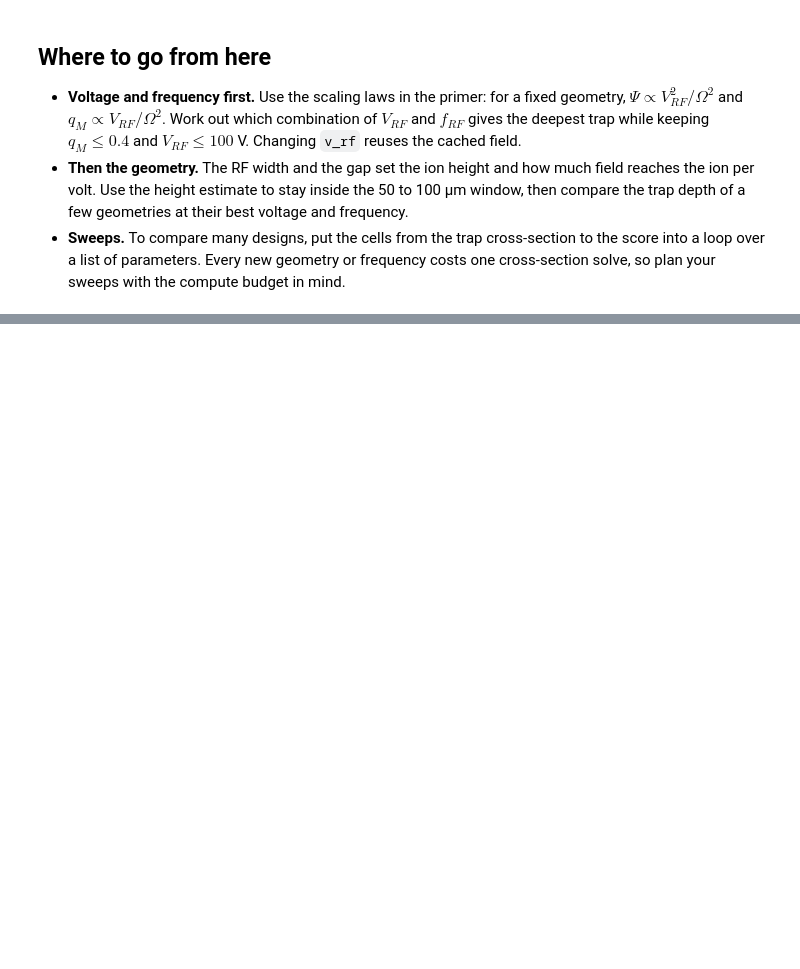
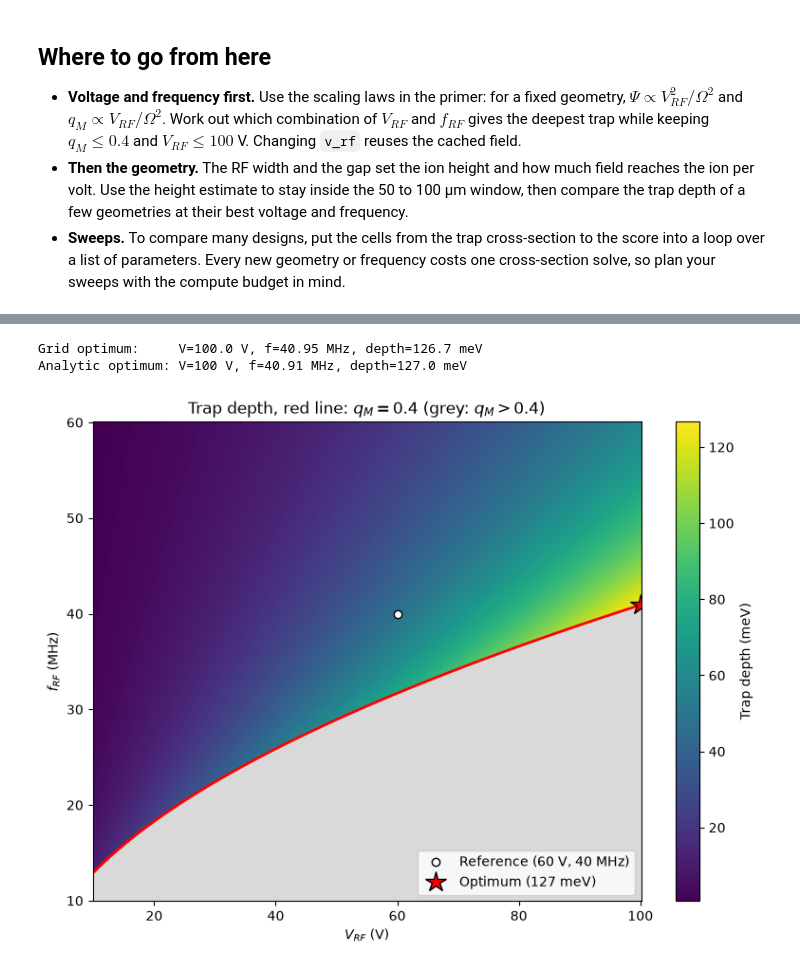
Before and after one commit to SimmyTimmy123/HardHaq2026, a Jupyter notebook: Surface_Ion_Trap.ipynb, the cells around one changed output, grey strips where cells are left out. Cells and saved outputs as stored; diff of their text form; code cells hidden in the pictures; blank space fills up the shorter version.

```diff
--- a/Surface_Ion_Trap.ipynb
+++ b/Surface_Ion_Trap.ipynb
@@ -445,0 +476,48 @@ Score: 47.7 meV at 60 V
+# %%
+import matplotlib.pyplot as plt
+import numpy as np
+
+# Reference run (rf_width = 120 um, gap = 10 um)
+V0, f0 = 60.0, 40e6
+depth0 = 47.8          # meV
+q0 = 0.251
+w0 = 3.54e6            # Hz, lower secular frequency (omega/2pi)
+Q_MAX = 0.4
+
+V = np.linspace(10, 100, 400)
+f = np.linspace(10e6, 60e6, 400)
+VV, FF = np.meshgrid(V, f)
+
+depth = depth0 * (VV / V0) ** 2 * (f0 / FF) ** 2
+q = q0 * (VV / V0) * (f0 / FF) ** 2
+w = w0 * (VV / V0) * (f0 / FF)
+
+valid = q <= Q_MAX
+depth_masked = np.where(valid, depth, np.nan)
+
+# Numerical optimum on the grid, plus analytic check
+i = np.nanargmax(depth_masked)
+V_opt, f_opt, d_opt = VV.flat[i], FF.flat[i], depth.flat[i]
+f_an = f0 * np.sqrt(q0 * (100 / V0) / Q_MAX)
+d_an = depth0 * (100 / V0) ** 2 * (f0 / f_an) ** 2
+print(f"Grid optimum:     V={V_opt:.1f} V, f={f_opt/1e6:.2f} MHz, depth={d_opt:.1f} meV")
+print(f"Analytic optimum: V=100 V, f={f_an/1e6:.2f} MHz, depth={d_an:.1f} meV")
+
+fig, ax = plt.subplots(figsize=(8, 6))
+ax.set_facecolor("0.85")  # grey = q > 0.4, excluded
+pc = ax.pcolormesh(VV, FF / 1e6, depth_masked, shading="auto", cmap="viridis")
+fig.colorbar(pc, ax=ax, label="Trap depth (meV)")
+ax.contour(VV, FF / 1e6, q, levels=[Q_MAX], colors="red", linewidths=2)
+ax.plot(V0, f0 / 1e6, "wo", mec="k", label="Reference (60 V, 40 MHz)")
+ax.plot(100, f_an / 1e6, "r*", ms=16, mec="k",
+        label=f"Optimum ({d_an:.0f} meV)")
+ax.set_xlabel(r"$V_{RF}$ (V)")
+ax.set_ylabel(r"$f_{RF}$ (MHz)")
+ax.set_title(r"Trap depth, red line: $q_M = 0.4$ (grey: $q_M > 0.4$)")
+ax.legend(loc="lower right")
+plt.tight_layout()
+plt.show()
+# %% [output]
+Grid optimum:     V=100.0 V, f=40.95 MHz, depth=126.7 meV
+Analytic optimum: V=100 V, f=40.91 MHz, depth=127.0 meV
+[figure, added]
```
Also changed, not shown: parts of 10 cells of this notebook, 2 other files.
